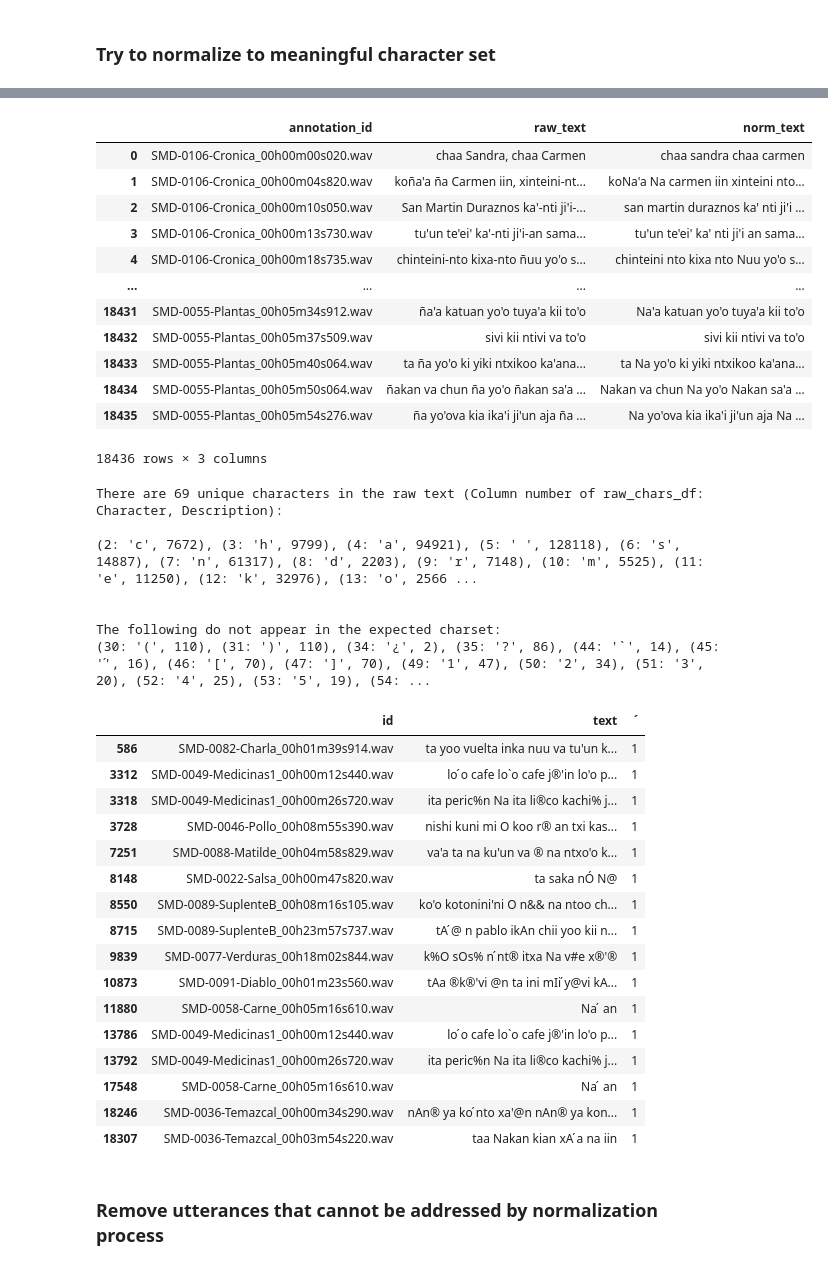
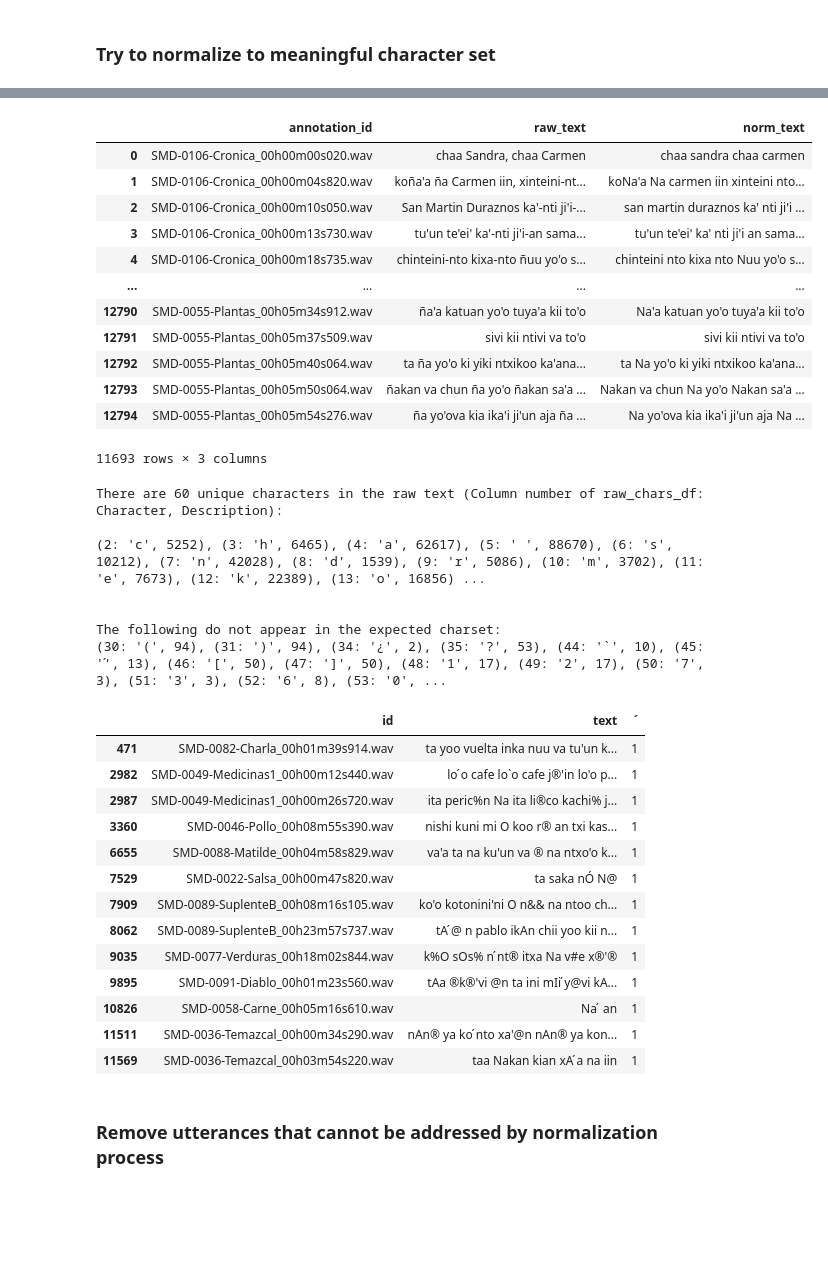
Before and after one commit to fauxneticien/asr-dataset-prep, a Jupyter notebook: prep-from-eafs_mixtec.ipynb, the cells around one changed output, grey strips where cells are left out. Drawn from its saved outputs; the diff is of its cells as text; code cells hidden in the pictures; blank space fills up the shorter version.

```diff
--- a/prep-from-eafs_mixtec.ipynb
+++ b/prep-from-eafs_mixtec.ipynb
@@ -54,7 +55,7 @@ wavs_with_eafs[:10]
 # %%
 # The folder 'Metadata' contains copies of various files so we
 # only want to keep files NOT in that folder for analysis
-non_dupe_wavs = [ p for p in wavs_with_eafs if p.parts[1] != 'Metadata' ]
+non_dupe_wavs = [ p for p in wavs_with_eafs if 'Metadata' not in p.parts  ]
 
 non_dupe_wavs[:10]
 # %% [output]
@@ -82,7 +83,18 @@ data_list = list()
 
 for p, annotation in eaf_data:
 
-    for tier in filter(transcription_regex.match, annotation.get_tier_names()):
+    # Handle some exceptions
+    if "OldVersions" in p.parts:
+        # Don't want to process duplicated files
+        continue
+
+    tiers_to_process = list(filter(transcription_regex.match, annotation.get_tier_names()))
+
+    if p.name == "SMD-0009-Jardin.eaf":
+        # Type in tier name in raw eaf data
+        tiers_to_process.append("Tanscription@CHM")
+
+    for tier in tiers_to_process:
 
         wav_path = p.with_suffix('.wav')
         file_annotations = [(wav_path.parent, wav_path.name, f'{wav_path.stem}_{ms_to_hms(start)}.wav', tier, start, end, text) for start, end, text in annotation.get_annotation_data_for_tier(tier)]
@@ -90,6 +102,12 @@ for p, annotation in eaf_data:
 
 raw_data = pd.DataFrame(data_list, columns=['path', 'file', 'annotation_id', 'tier', 'start_ms', 'end_ms', 'raw_text'])
 
+# Remove exactly overlapping speech across tiers
+raw_data = raw_data.drop_duplicates(['file', 'start_ms'])
+
+# Remove annotations with no or little text
+raw_data = raw_data[raw_data.raw_text.str.replace("[\s|\t]*", "", regex=True).str.len() > 3]
+
 raw_data
 # %% [output]
 |  | path | file | annotation_id | tier | start_ms | end_ms | raw_text |
@@ -193,75 +208,72 @@ removals_regex = [
     r'[$#@/\*&\^\+=]' # Remove other symbols
 ]
 
 replacements_regex = {
     # Collapse char+modifier unicode sequences into a single unicode char
-    'á': 'A', 'é': 'E', 'í': 'I', 'ó': 'O', 'ú': 'U',
-    'à': '@', 'è': '#', 'ì': '®', 'ò': '%', 'ù': '&',
-    'â': '@A', 'ê': 'E#', 'î': 'I®', 'ô': 'O%', 'û': 'U&',
-    'â': '@A', 'ê': '#E', 'î': '®I', 'ô': '%O', 'û': '&U',
+    'á': 'A', 'é': 'E', 'í': 'I', 'ó': 'O', 'ú': 'U',        # High tone (acute)
+    'à': '@', 'è': '#', 'ì': '®', 'ò': '%', 'ù': '&',        # Low tone (grave)
+    'â': '@A', 'ê': 'E#', 'î': 'I®', 'ô': 'O%', 'û': 'U&',   # Falling, HL (circumflex)
+    'ǎ': 'A@', 'ě': '#E', 'ǐ': '®I', 'ǒ': '%O', 'ǔ': '&U',   # Rising, LH (caron)
     'ñ': 'N',
     # Map affixes and new lines into a space
     '-': ' ',
     '\n': ' '
  }
 
 # Lower case raw_text and put in a new column 'norm_text' column
 normed_data = raw_data.assign(norm_text = lambda df: df.raw_text.str.lower())
 # NFKC = compose diacritics and characters
 normed_data.norm_text = normed_data.norm_text.apply(lambda str: normalize('NFKC', str))
 
 for k, v in [ (r, '') for r in removals_regex ] + list(replacements_regex.items()):
     normed_data.norm_text = normed_data.norm_text.str.replace(k, v, regex=True)
 
 normed_data.norm_text
 
 normed_data[['annotation_id', 'raw_text', 'norm_text']]
 # %% [output]
 |  | annotation_id | raw_text | norm_text |
 | 0 | SMD-0106-Cronica_00h00m00s020.wav | chaa Sandra, chaa Carmen | chaa sandra chaa carmen |
 | 1 | SMD-0106-Cronica_00h00m04s820.wav | koña'a ña Carmen iin, xinteini-nt... | koNa'a Na carmen iin xinteini nto... |
 | 2 | SMD-0106-Cronica_00h00m10s050.wav | San Martin Duraznos ka'-nti ji'i-... | san martin duraznos ka' nti ji'i ... |
 | 3 | SMD-0106-Cronica_00h00m13s730.wav | tu'un te'ei' ka'-nti ji'i-an sama... | tu'un te'ei' ka' nti ji'i an sama... |
 | 4 | SMD-0106-Cronica_00h00m18s735.wav | chinteini-nto kixa-nto ñuu yo'o s... | chinteini nto kixa nto Nuu yo'o s... |
 | ... | ... | ... | ... |
-| 18431 | SMD-0055-Plantas_00h05m34s912.wav | ña'a katuan yo'o tuya'a kii to'o | Na'a katuan yo'o tuya'a kii to'o |
-| 18432 | SMD-0055-Plantas_00h05m37s509.wav | sivi kii ntivi va to'o | sivi kii ntivi va to'o |
-| 18433 | SMD-0055-Plantas_00h05m40s064.wav | ta ña yo'o ki yiki ntxikoo ka'ana... | ta Na yo'o ki yiki ntxikoo ka'ana... |
-| 18434 | SMD-0055-Plantas_00h05m50s064.wav | ñakan va chun ña yo'o ñakan sa'a ... | Nakan va chun Na yo'o Nakan sa'a ... |
-| 18435 | SMD-0055-Plantas_00h05m54s276.wav | ña yo'ova kia ika'i ji'un aja ña ... | Na yo'ova kia ika'i ji'un aja Na ... |
+| 12790 | SMD-0055-Plantas_00h05m34s912.wav | ña'a katuan yo'o tuya'a kii to'o | Na'a katuan yo'o tuya'a kii to'o |
+| 12791 | SMD-0055-Plantas_00h05m37s509.wav | sivi kii ntivi va to'o | sivi kii ntivi va to'o |
+| 12792 | SMD-0055-Plantas_00h05m40s064.wav | ta ña yo'o ki yiki ntxikoo ka'ana... | ta Na yo'o ki yiki ntxikoo ka'ana... |
+| 12793 | SMD-0055-Plantas_00h05m50s064.wav | ñakan va chun ña yo'o ñakan sa'a ... | Nakan va chun Na yo'o Nakan sa'a ... |
+| 12794 | SMD-0055-Plantas_00h05m54s276.wav | ña yo'ova kia ika'i ji'un aja ña ... | Na yo'ova kia ika'i ji'un aja Na ... |
-18436 rows × 3 columns
+11693 rows × 3 columns
 # %%
 normed_charset = CharSetExplorer(normed_data, 'norm_text', 'annotation_id')
 # %%
 normed_charset.print_charset(expected_charset=expected_charset)
 # %% [output]
-There are 69 unique characters in the raw text (Column number of raw_chars_df: Character, Description):
+There are 60 unique characters in the raw text (Column number of raw_chars_df: Character, Description):
 
-(2: 'c', 7672), (3: 'h', 9799), (4: 'a', 94921), (5: ' ', 128118), (6: 's', 14887), (7: 'n', 61317), (8: 'd', 2203), (9: 'r', 7148), (10: 'm', 5525), (11: 'e', 11250), (12: 'k', 32976), (13: 'o', 2566 ...
+(2: 'c', 5252), (3: 'h', 6465), (4: 'a', 62617), (5: ' ', 88670), (6: 's', 10212), (7: 'n', 42028), (8: 'd', 1539), (9: 'r', 5086), (10: 'm', 3702), (11: 'e', 7673), (12: 'k', 22389), (13: 'o', 16856) ...
 
 
 The following do not appear in the expected charset:
-(30: '(', 110), (31: ')', 110), (34: '¿', 2), (35: '?', 86), (44: '`', 14), (45: '́', 16), (46: '[', 70), (47: ']', 70), (49: '1', 47), (50: '2', 34), (51: '3', 20), (52: '4', 25), (53: '5', 19), (54: ...
+(30: '(', 94), (31: ')', 94), (34: '¿', 2), (35: '?', 53), (44: '`', 10), (45: '́', 13), (46: '[', 50), (47: ']', 50), (48: '1', 17), (49: '2', 17), (50: '7', 3), (51: '3', 3), (52: '6', 8), (53: '0', ...
 # %%
 normed_charset.show_texts_with_chars([45])
 # %% [output]
 |  | id | text | ́ |
-| 586 | SMD-0082-Charla_00h01m39s914.wav | ta yoo vuelta inka nuu va tu'un k... | 1 |
-| 3312 | SMD-0049-Medicinas1_00h00m12s440.wav | lo ́o cafe lo`o cafe j®'in lo'o p... | 1 |
-| 3318 | SMD-0049-Medicinas1_00h00m26s720.wav | ita peric%n Na ita li®co kachi% j... | 1 |
-| 3728 | SMD-0046-Pollo_00h08m55s390.wav | nishi kuni mi O koo r® an txi kas... | 1 |
-| 7251 | SMD-0088-Matilde_00h04m58s829.wav | va'a ta na ku'un va ® na ntxo'o k... | 1 |
-| 8148 | SMD-0022-Salsa_00h00m47s820.wav | ta saka nÓ N@ | 1 |
-| 8550 | SMD-0089-SuplenteB_00h08m16s105.wav | ko'o kotonini'ni O n&& na ntoo ch... | 1 |
-| 8715 | SMD-0089-SuplenteB_00h23m57s737.wav | tA ́@ n pablo ikAn chii yoo kii n... | 1 |
-| 9839 | SMD-0077-Verduras_00h18m02s844.wav | k%O sOs% n ́nt® itxa Na v#e x®'® | 1 |
-| 10873 | SMD-0091-Diablo_00h01m23s560.wav | tAa ®k®'vi @n ta ini mIi ́y@vi kA... | 1 |
-| 11880 | SMD-0058-Carne_00h05m16s610.wav | Na ́ an | 1 |
-| 13786 | SMD-0049-Medicinas1_00h00m12s440.wav | lo ́o cafe lo`o cafe j®'in lo'o p... | 1 |
-| 13792 | SMD-0049-Medicinas1_00h00m26s720.wav | ita peric%n Na ita li®co kachi% j... | 1 |
-| 17548 | SMD-0058-Carne_00h05m16s610.wav | Na ́ an | 1 |
-| 18246 | SMD-0036-Temazcal_00h00m34s290.wav | nAn® ya ko ́nto xa'@n nAn® ya kon... | 1 |
-| 18307 | SMD-0036-Temazcal_00h03m54s220.wav | taa Nakan kian xA ́a na iin | 1 |
+| 471 | SMD-0082-Charla_00h01m39s914.wav | ta yoo vuelta inka nuu va tu'un k... | 1 |
+| 2982 | SMD-0049-Medicinas1_00h00m12s440.wav | lo ́o cafe lo`o cafe j®'in lo'o p... | 1 |
+| 2987 | SMD-0049-Medicinas1_00h00m26s720.wav | ita peric%n Na ita li®co kachi% j... | 1 |
+| 3360 | SMD-0046-Pollo_00h08m55s390.wav | nishi kuni mi O koo r® an txi kas... | 1 |
+| 6655 | SMD-0088-Matilde_00h04m58s829.wav | va'a ta na ku'un va ® na ntxo'o k... | 1 |
+| 7529 | SMD-0022-Salsa_00h00m47s820.wav | ta saka nÓ N@ | 1 |
+| 7909 | SMD-0089-SuplenteB_00h08m16s105.wav | ko'o kotonini'ni O n&& na ntoo ch... | 1 |
+| 8062 | SMD-0089-SuplenteB_00h23m57s737.wav | tA ́@ n pablo ikAn chii yoo kii n... | 1 |
+| 9035 | SMD-0077-Verduras_00h18m02s844.wav | k%O sOs% n ́nt® itxa Na v#e x®'® | 1 |
+| 9895 | SMD-0091-Diablo_00h01m23s560.wav | tAa ®k®'vi @n ta ini mIi ́y@vi kA... | 1 |
+| 10826 | SMD-0058-Carne_00h05m16s610.wav | Na ́ an | 1 |
+| 11511 | SMD-0036-Temazcal_00h00m34s290.wav | nAn® ya ko ́nto xa'@n nAn® ya kon... | 1 |
+| 11569 | SMD-0036-Temazcal_00h03m54s220.wav | taa Nakan kian xA ́a na iin | 1 |
 # %% [markdown]
 ### Remove utterances that cannot be addressed by normalization process
 # %%
```
Also changed, not shown: parts of 17 cells of this notebook.
